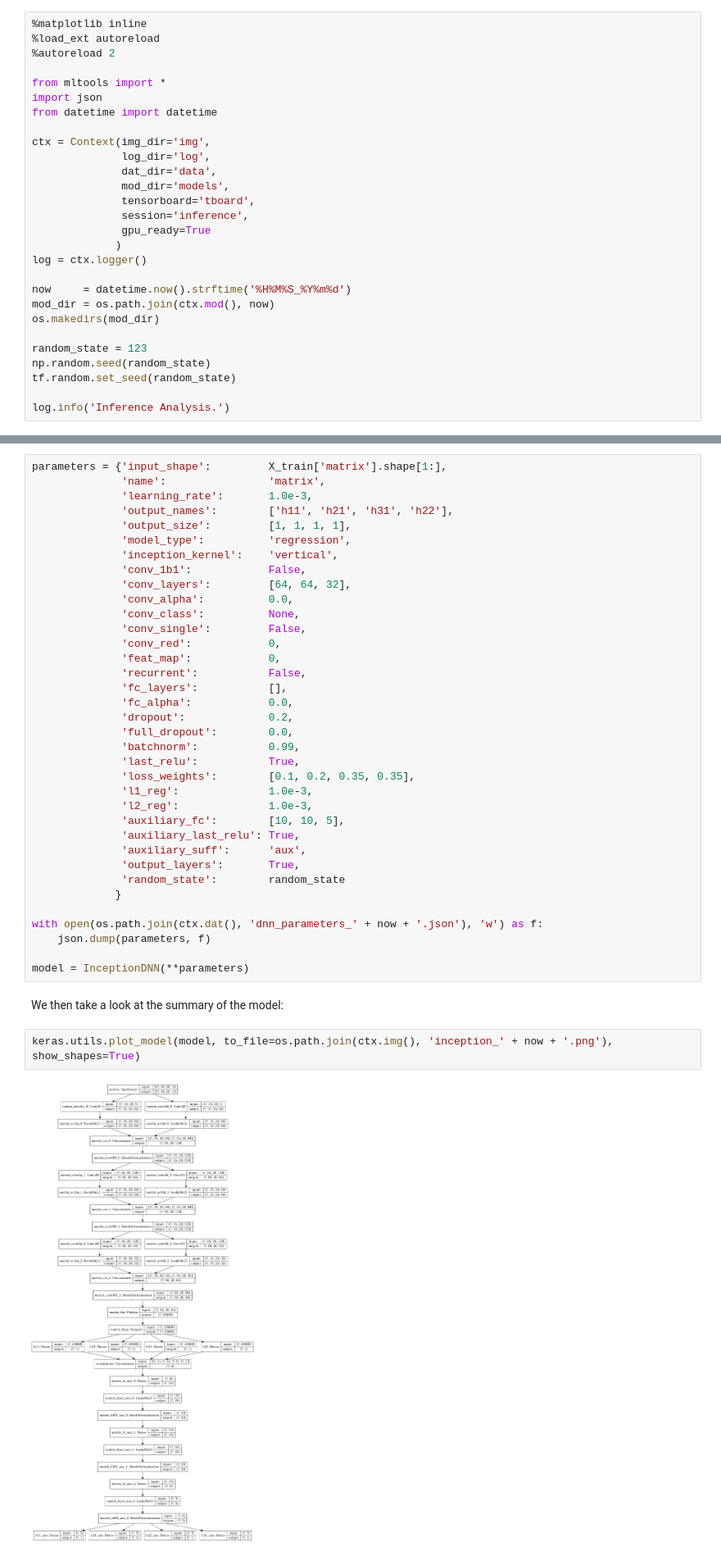
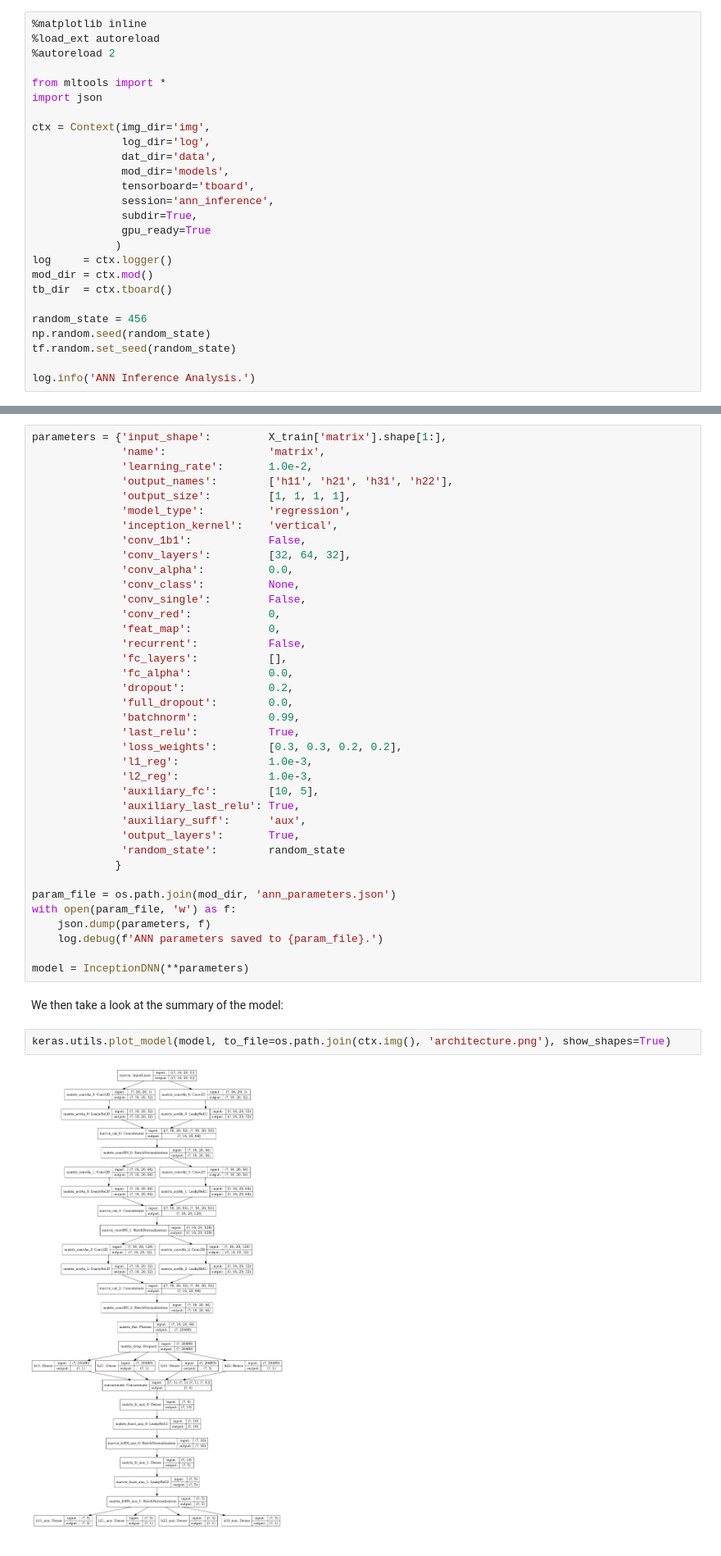
Before and after one commit to thesfinox/ml-cicy-4folds, a Jupyter notebook: 03_nn.ipynb, the cells around one changed output, grey strips where cells are left out. Shown at 82% size. Saved outputs shown, nothing was run; the diff lists cells and outputs as text.

```diff
--- a/03_nn.ipynb
+++ b/03_nn.ipynb
@@ -13,27 +13,25 @@ In this notebook we deal with the prediction of the Hodge numbers using artifici
 
 from mltools import *
 import json
-from datetime import datetime
 
 ctx = Context(img_dir='img',
               log_dir='log',
               dat_dir='data',
               mod_dir='models',
               tensorboard='tboard',
-              session='inference',
+              session='ann_inference',
+              subdir=True,
               gpu_ready=True
              )
-log = ctx.logger()
+log     = ctx.logger()
+mod_dir = ctx.mod()
+tb_dir  = ctx.tboard()
 
-now     = datetime.now().strftime('%H%M%S_%Y%m%d')
-mod_dir = os.path.join(ctx.mod(), now)
-os.makedirs(mod_dir)
-
-random_state = 123
+random_state = 456
 np.random.seed(random_state)
 tf.random.set_seed(random_state)
 
-log.info('Inference Analysis.')
+log.info('ANN Inference Analysis.')
 # %% [output]
 GPU is ready!
 # %% [markdown]
@@ -95,13 +98,13 @@ We finally choose the model architectures suitable for the prediction.
 # %%
 parameters = {'input_shape':         X_train['matrix'].shape[1:],
               'name':                'matrix',
-              'learning_rate':       1.0e-3,
+              'learning_rate':       1.0e-2,
               'output_names':        ['h11', 'h21', 'h31', 'h22'],
               'output_size':         [1, 1, 1, 1],
               'model_type':          'regression',
               'inception_kernel':    'vertical',
               'conv_1b1':            False,
-              'conv_layers':         [64, 64, 32],
+              'conv_layers':         [32, 64, 32],
               'conv_alpha':          0.0,
               'conv_class':          None,
               'conv_single':         False,
@@ -114,26 +117,28 @@ parameters = {'input_shape':         X_train['matrix'].shape[1:],
               'full_dropout':        0.0,
               'batchnorm':           0.99,
               'last_relu':           True,
-              'loss_weights':        [0.1, 0.2, 0.35, 0.35],
+              'loss_weights':        [0.3, 0.3, 0.2, 0.2],
               'l1_reg':              1.0e-3,
               'l2_reg':              1.0e-3,
-              'auxiliary_fc':        [10, 10, 5],
+              'auxiliary_fc':        [10, 5],
               'auxiliary_last_relu': True,
               'auxiliary_suff':      'aux',
               'output_layers':       True,
               'random_state':        random_state
              }
 
-with open(os.path.join(ctx.dat(), 'dnn_parameters_' + now + '.json'), 'w') as f:
+param_file = os.path.join(mod_dir, 'ann_parameters.json')
+with open(param_file, 'w') as f:
     json.dump(parameters, f)
+    log.debug(f'ANN parameters saved to {param_file}.')
 
 model = InceptionDNN(**parameters)
 # %% [markdown]
 We then take a look at the summary of the model:
 # %%
-keras.utils.plot_model(model, to_file=os.path.join(ctx.img(), 'inception_' + now + '.png'), show_shapes=True)
+keras.utils.plot_model(model, to_file=os.path.join(ctx.img(), 'architecture.png'), show_shapes=True)
 # %% [output]
-[figure, old version]
+[figure, new version]
 # %%
 model.summary()
 # %% [output]
```
Also changed, not shown: parts of 20 cells of this notebook, 4 other files.
